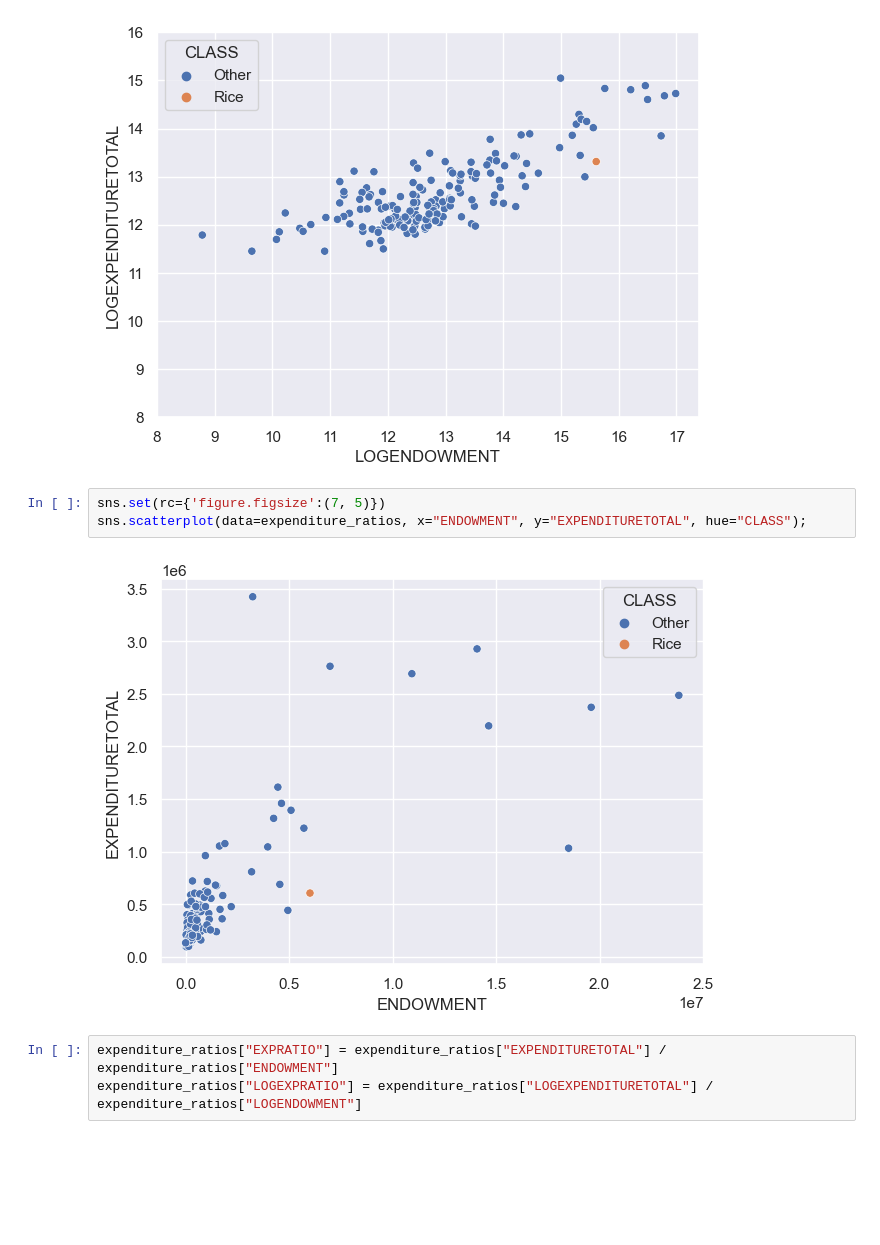
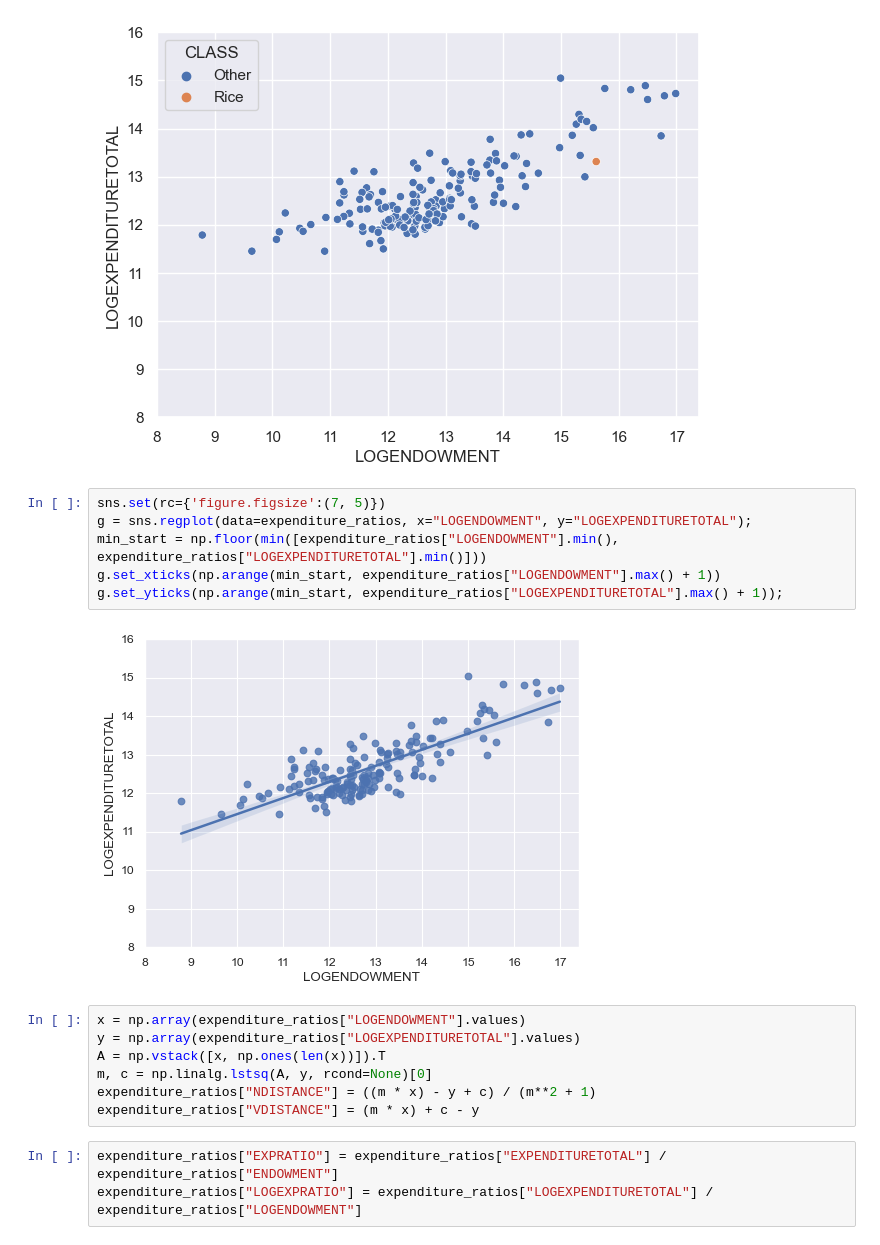
Before and after one commit to fadilf/college, a Jupyter notebook: EDA.ipynb, the cells around one changed output. Drawn from its saved outputs; the diff is of its cells as text; blank space fills up the shorter version.

```diff
--- a/EDA.ipynb
+++ b/EDA.ipynb
@@ -145,11 +144,21 @@ g.set_xticks(np.arange(min_start, expenditure_ratios["LOGENDOWMENT"].max() + 1))
 g.set_yticks(np.arange(min_start, expenditure_ratios["LOGEXPENDITURETOTAL"].max() + 1));
 # %% [output]
 [figure]
-# %%
-sns.set(rc={'figure.figsize':(7, 5)})
-sns.scatterplot(data=expenditure_ratios, x="ENDOWMENT", y="EXPENDITURETOTAL", hue="CLASS");
-# %% [output]
-[figure, removed]
+# %%
+sns.set(rc={'figure.figsize':(7, 5)})
+g = sns.regplot(data=expenditure_ratios, x="LOGENDOWMENT", y="LOGEXPENDITURETOTAL");
+min_start = np.floor(min([expenditure_ratios["LOGENDOWMENT"].min(), expenditure_ratios["LOGEXPENDITURETOTAL"].min()]))
+g.set_xticks(np.arange(min_start, expenditure_ratios["LOGENDOWMENT"].max() + 1))
+g.set_yticks(np.arange(min_start, expenditure_ratios["LOGEXPENDITURETOTAL"].max() + 1));
+# %% [output]
+[figure, added]
+# %%
+x = np.array(expenditure_ratios["LOGENDOWMENT"].values)
+y = np.array(expenditure_ratios["LOGEXPENDITURETOTAL"].values)
+A = np.vstack([x, np.ones(len(x))]).T
+m, c = np.linalg.lstsq(A, y, rcond=None)[0]
+expenditure_ratios["NDISTANCE"] = ((m * x) - y + c) / (m**2 + 1)
+expenditure_ratios["VDISTANCE"] = (m * x) + c - y
 # %%
 expenditure_ratios["EXPRATIO"] = expenditure_ratios["EXPENDITURETOTAL"] / expenditure_ratios["ENDOWMENT"]
 expenditure_ratios["LOGEXPRATIO"] = expenditure_ratios["LOGEXPENDITURETOTAL"] / expenditure_ratios["LOGENDOWMENT"]
```
Also changed, not shown: parts of 21 cells of this notebook, 10 other files.
